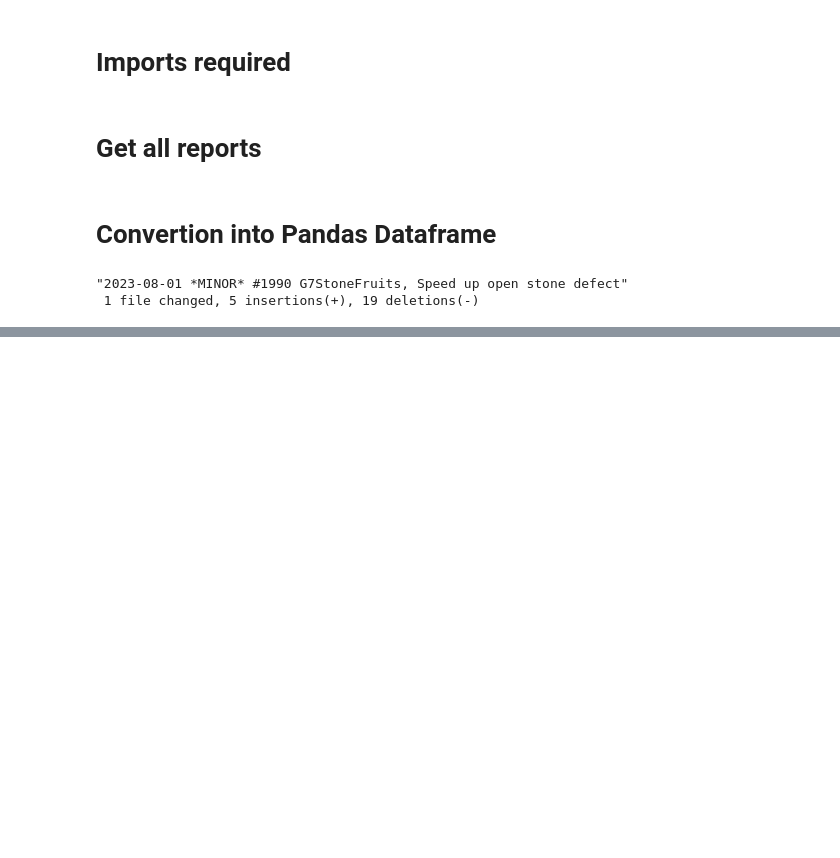
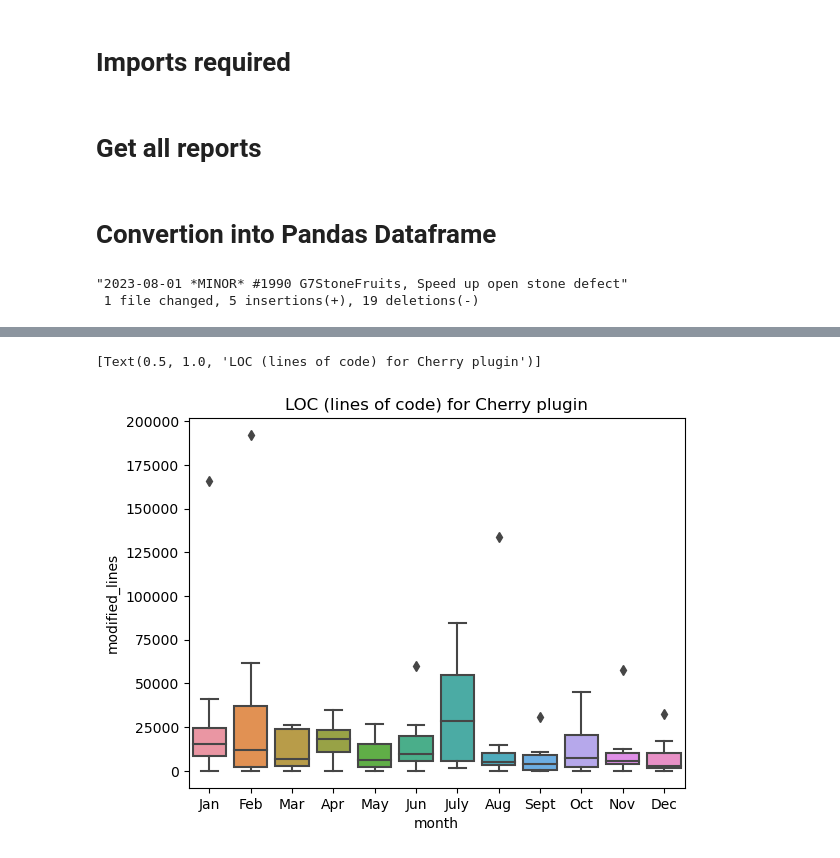
Before and after one commit to ckumsta/github-analytics, a Jupyter notebook: cherry-analytics.ipynb, the cells around one changed output, grey strips where cells are left out. Cells and saved outputs as stored; diff of their text form; code cells hidden in the pictures; blank space fills up the shorter version.

```diff
--- a/cherry-analytics.ipynb
+++ b/cherry-analytics.ipynb
@@ -116 +133,4 @@ Good entries: 1159
 1159 rows × 7 columns
+# %%
+df_year_month = df.groupby(["year","month"]).agg({"modified_lines": "sum"}).reset_index()
+df_year_month
@@ -116,0 +151,5 @@ Good entries: 1159
+# %%
+sns.boxplot(data=df_year_month, x="month", y="modified_lines").set(title="LOC (lines of code) for Cherry plugin")
+# %% [output]
+[Text(0.5, 1.0, 'LOC (lines of code) for Cherry plugin')]
+[figure, added]
```
Also changed, not shown: parts of 7 cells of this notebook, 2 other files.
